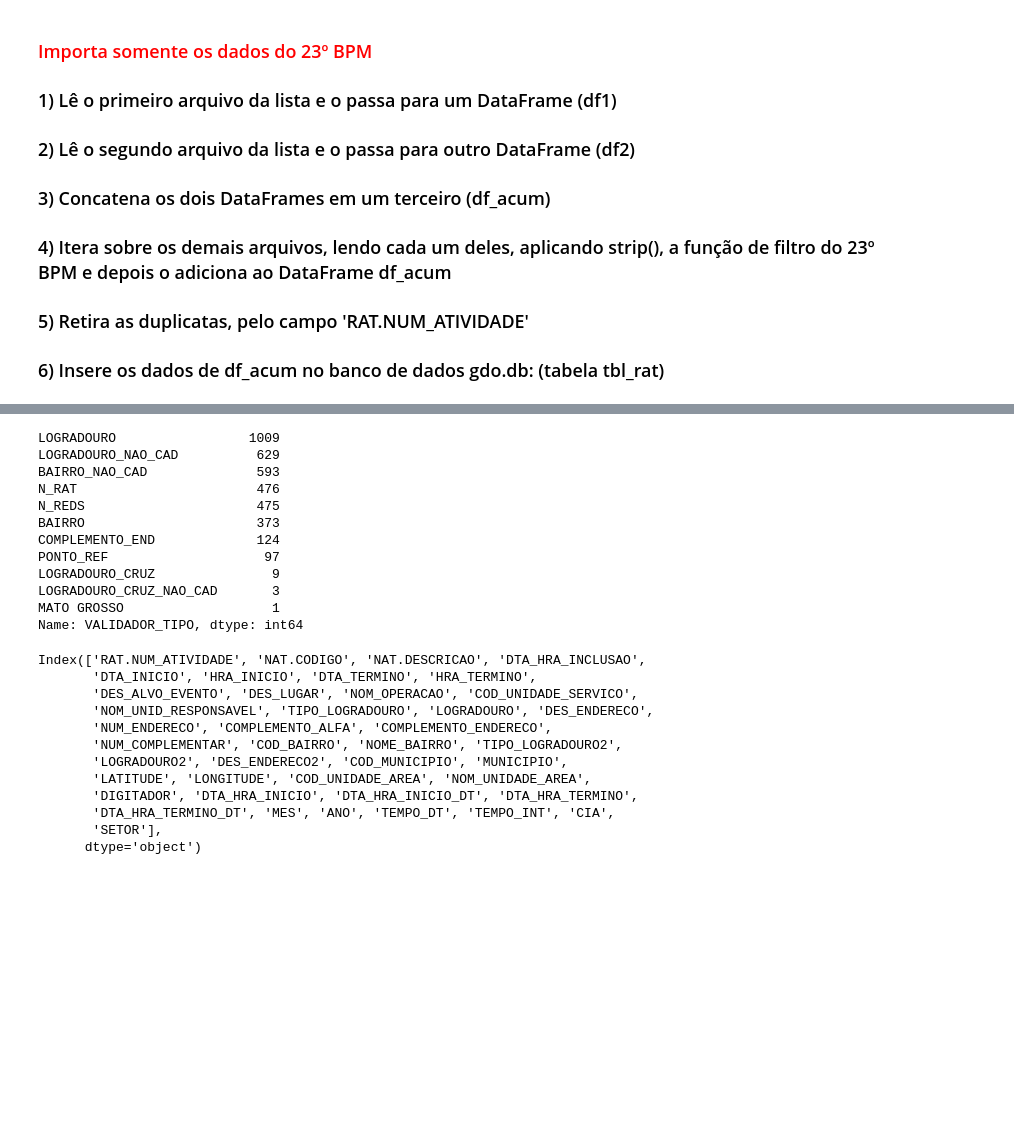
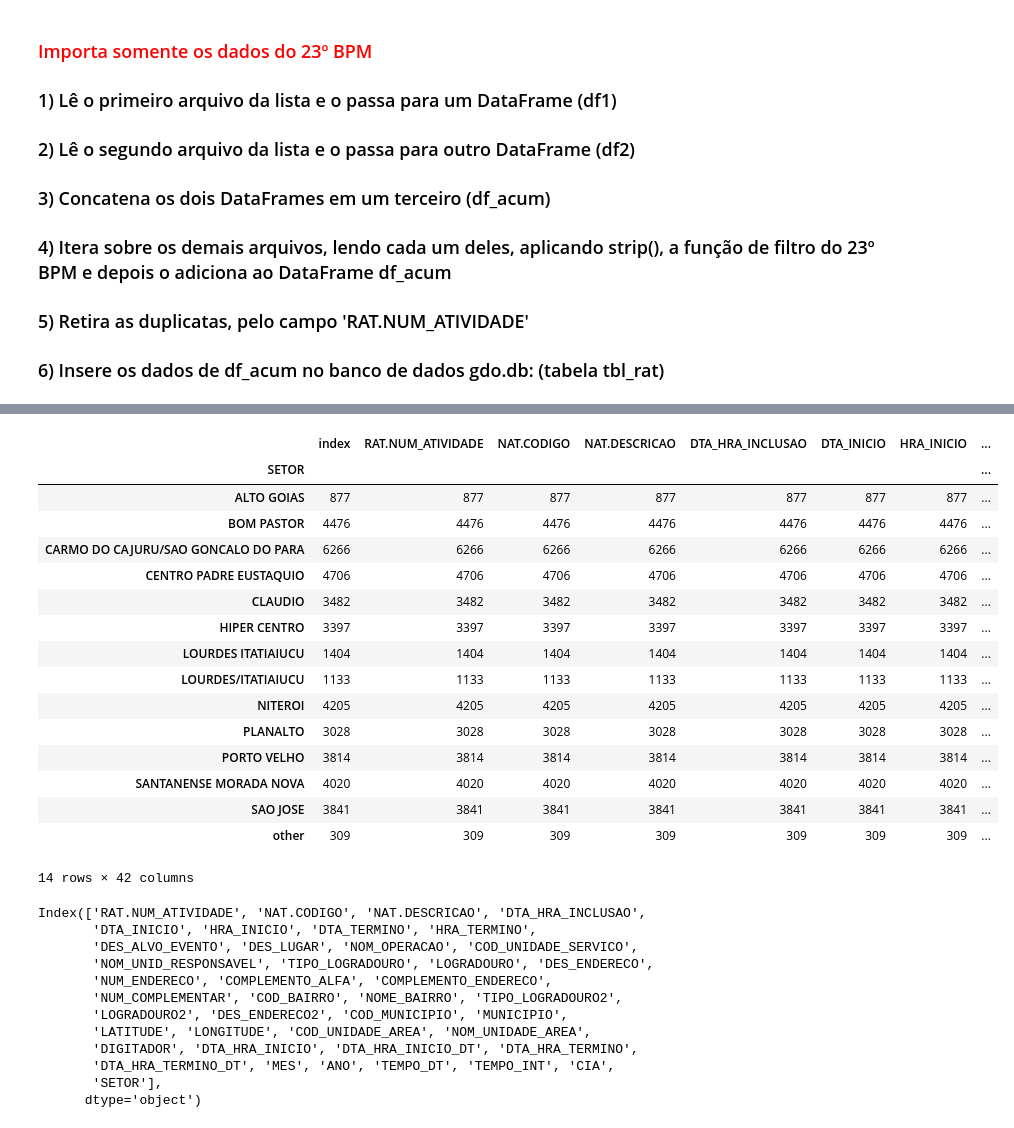
Before and after one commit to WENDEL4891/gdo-pandas, a Jupyter notebook: Vários CSVs para Banco de Dados.ipynb, the cells around one changed output, grey strips where cells are left out. Cells and saved outputs as stored; diff of their text form; code cells hidden in the pictures; blank space fills up the shorter version.

Commit message:
Na classificação de RATs, por setores, implementadas as comparações da função do mysql, para Divinópolis

```diff
--- a/Vários CSVs para Banco de Dados.ipynb
+++ b/Vários CSVs para Banco de Dados.ipynb
@@ -45,14 +45,3 @@ import shutil, os, re, sqlite3
 ### 4) Itera sobre os demais arquivos, lendo cada um deles, aplicando strip(), a função de filtro do 23º BPM e depois o adiciona ao DataFrame df_acum
 ### 5) Retira as duplicatas, pelo campo 'RAT.NUM_ATIVIDADE'
 ### 6) Insere os dados de df_acum no banco de dados gdo.db: (tabela tbl_rat)
-# %%
-# df_classif.drop_duplicates()
-# df_classif_dup = df_classif_dup[df_classif_dup > 1]
-df_classif = pd.read_csv('files/classificadores.csv')
-df_classif.drop_duplicates(['MUNICIPIO', 'VALIDADOR_TIPO', 'VALIDADOR'], inplace=True)
-df_classif.set_index(df_classif['MUNICIPIO'] + " " + df_classif['VALIDADOR_TIPO'] + " " + df_classif['VALIDADOR'], inplace=True)
-df_classif
-# df_classif.to_csv('files/classificadores.csv')
-
-# # df_classif_new['MUN_VALTIPO_VAL'] = df_classif_new['MUNICIPIO'] + " " + df_classif_new['VALIDADOR_TIPO'] + " " + df_classif['VALIDADOR']
-# df_classif_new['MUN_VALTIPO_VAL'].value_counts()
@@ -213,18 +208,29 @@ df_acum[
-# %%
-df_classif['VALIDADOR_TIPO'].value_counts()
-# %% [output]
-LOGRADOURO                 1009
-LOGRADOURO_NAO_CAD          629
-BAIRRO_NAO_CAD              593
-N_RAT                       476
-N_REDS                      475
-BAIRRO                      373
-COMPLEMENTO_END             124
-PONTO_REF                    97
-LOGRADOURO_CRUZ               9
-LOGRADOURO_CRUZ_NAO_CAD       3
-MATO GROSSO                   1
-Name: VALIDADOR_TIPO, dtype: int64
+# %%
+# df_classif[
+#     df_classif['VALIDADOR_TIPO'] == 'PONTO_REF'
+# ]
+
+df_acum[
+    df_acum['ANO'] >= 2019
+].groupby(['SETOR']).count()
+# %% [output]
+|  | index | RAT.NUM_ATIVIDADE | NAT.CODIGO | NAT.DESCRICAO | DTA_HRA_INCLUSAO | DTA_INICIO | HRA_INICIO | ... |
+| SETOR |  |  |  |  |  |  |  | ... |
+| ALTO GOIAS | 877 | 877 | 877 | 877 | 877 | 877 | 877 | ... |
+| BOM PASTOR | 4476 | 4476 | 4476 | 4476 | 4476 | 4476 | 4476 | ... |
+| CARMO DO CAJURU/SAO GONCALO DO PARA | 6266 | 6266 | 6266 | 6266 | 6266 | 6266 | 6266 | ... |
+| CENTRO PADRE EUSTAQUIO | 4706 | 4706 | 4706 | 4706 | 4706 | 4706 | 4706 | ... |
+| CLAUDIO | 3482 | 3482 | 3482 | 3482 | 3482 | 3482 | 3482 | ... |
+| HIPER CENTRO | 3397 | 3397 | 3397 | 3397 | 3397 | 3397 | 3397 | ... |
+| LOURDES ITATIAIUCU | 1404 | 1404 | 1404 | 1404 | 1404 | 1404 | 1404 | ... |
+| LOURDES/ITATIAIUCU | 1133 | 1133 | 1133 | 1133 | 1133 | 1133 | 1133 | ... |
+| NITEROI | 4205 | 4205 | 4205 | 4205 | 4205 | 4205 | 4205 | ... |
+| PLANALTO | 3028 | 3028 | 3028 | 3028 | 3028 | 3028 | 3028 | ... |
+| PORTO VELHO | 3814 | 3814 | 3814 | 3814 | 3814 | 3814 | 3814 | ... |
+| SANTANENSE MORADA NOVA | 4020 | 4020 | 4020 | 4020 | 4020 | 4020 | 4020 | ... |
+| SAO JOSE | 3841 | 3841 | 3841 | 3841 | 3841 | 3841 | 3841 | ... |
+| other | 309 | 309 | 309 | 309 | 309 | 309 | 309 | ... |
+14 rows × 42 columns
 # %%
 df_acum.columns
 # %% [output]
```
Also changed, not shown: parts of 10 cells of this notebook.
